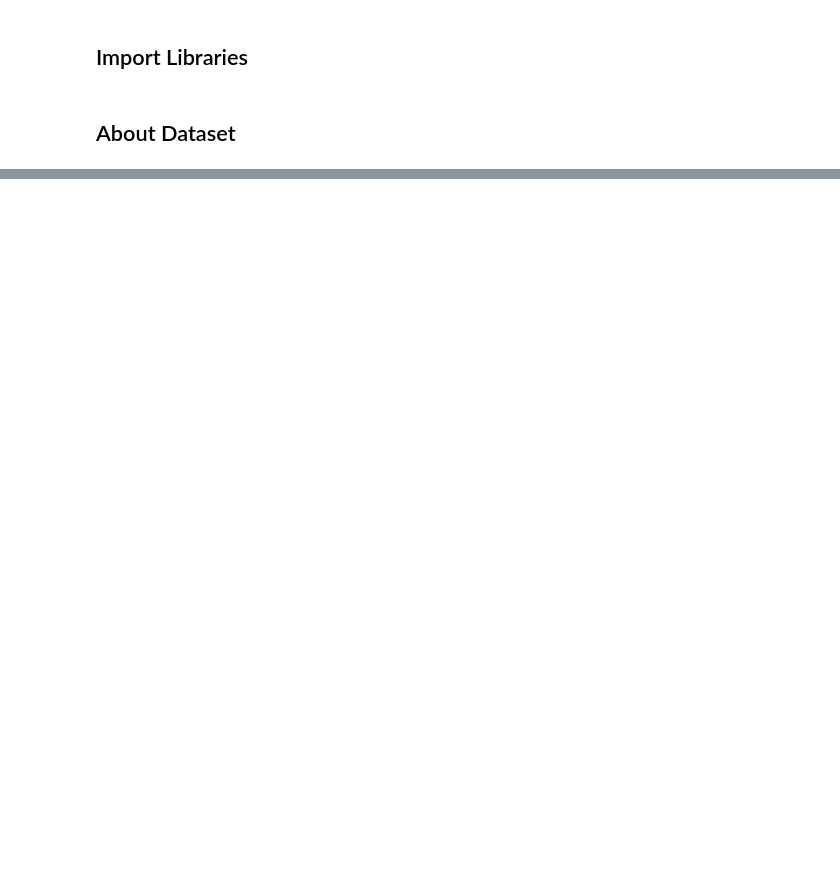
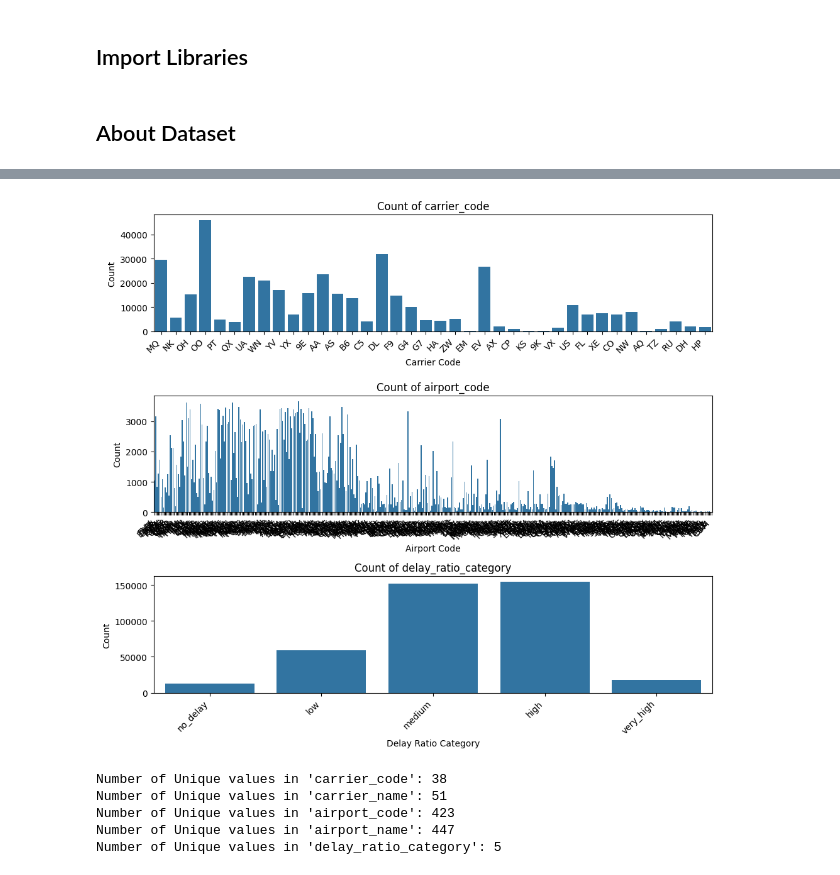
Before and after one commit to GopinathAchuthan/Airline-On-Time-Performance-and-Delay-Prediction, a Jupyter notebook: Airline-On-Time-Performance-and-Delay-Prediction.ipynb, the cells around one changed output, grey strips where cells are left out. Saved outputs shown, nothing was run; the diff lists cells and outputs as text; code cells hidden in the pictures; blank space fills up the shorter version.

```diff
--- a/Airline-On-Time-Performance-and-Delay-Prediction.ipynb
+++ b/Airline-On-Time-Performance-and-Delay-Prediction.ipynb
@@ -92,0 +608,44 @@ url = 'https://raw.githubusercontent.com/GopinathAchuthan/Airline-On-Time-Perfor
+# %%
+'''
+Using a Countplot for categorical features
+'''
+
+# Number of rows and columns for the subplot grid
+count_cat_features = len(categorical_features)
+cols = 1
+rows = (count_cat_features // cols) + (count_cat_features % cols > 0)
+
+fig, axes = plt.subplots(rows, cols, figsize=(10, 3 * rows))
+axes = axes.flatten()
+
+# Loop over each feature and plot on the corresponding axis
+for idx, feature in enumerate(categorical_features):
+    ax = axes[idx]
+    sns.countplot(x=raw_data[feature], ax=ax)
+    ax.set_title(f'Count of {feature}')
+    x_label_name = ' '.join(word.capitalize() for word in feature.split('_'))
+    ax.set_xlabel(x_label_name)
+    ax.set_ylabel('Count')
+    ax.set_xticklabels(ax.get_xticklabels(), rotation=45, ha='right')
+
+# Hide any unused axes
+for i in range(idx + 1, len(axes)):
+    axes[i].axis('off')
+
+plt.tight_layout()
+plt.show()
+# %% [output]
+[figure, added]
+# %%
+'''
+Checking a number of unique values in categorical features
+'''
+for feature in ['carrier_code', 'carrier_name', 'airport_code', 'airport_name', 'delay_ratio_category']:
+    unique_values = raw_data[feature].unique()
+    print(f"Number of Unique values in '{feature}': {len(unique_values)}")
+# %% [output]
+Number of Unique values in 'carrier_code': 38
+Number of Unique values in 'carrier_name': 51
+Number of Unique values in 'airport_code': 423
+Number of Unique values in 'airport_name': 447
+Number of Unique values in 'delay_ratio_category': 5
```
Also changed, not shown: parts of 39 cells of this notebook.
